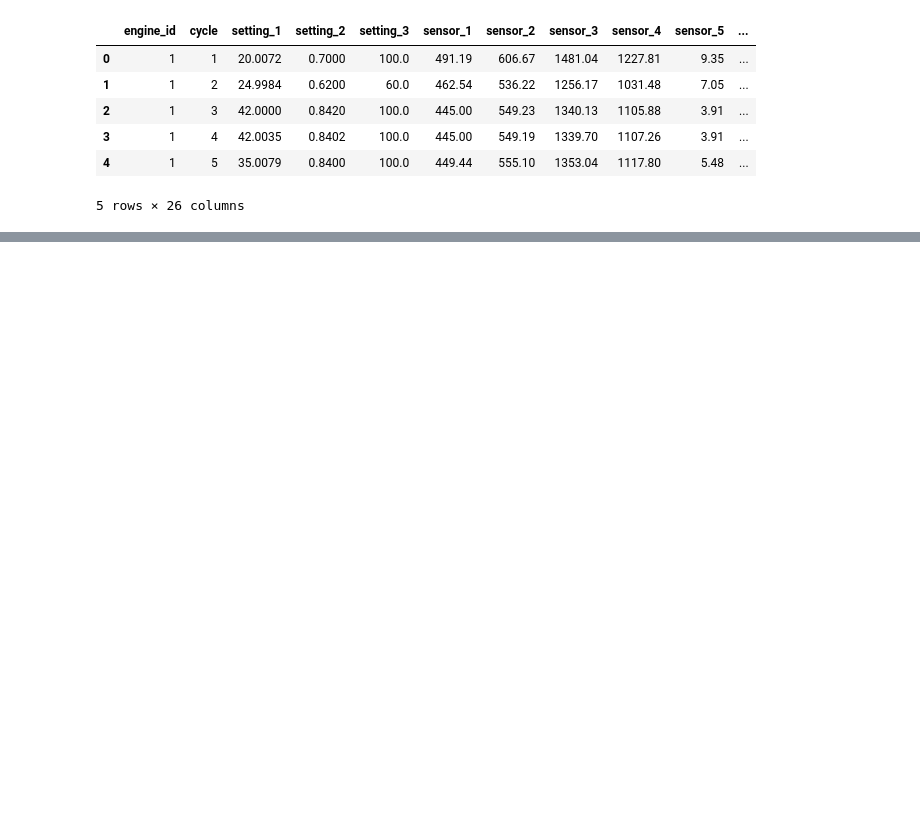
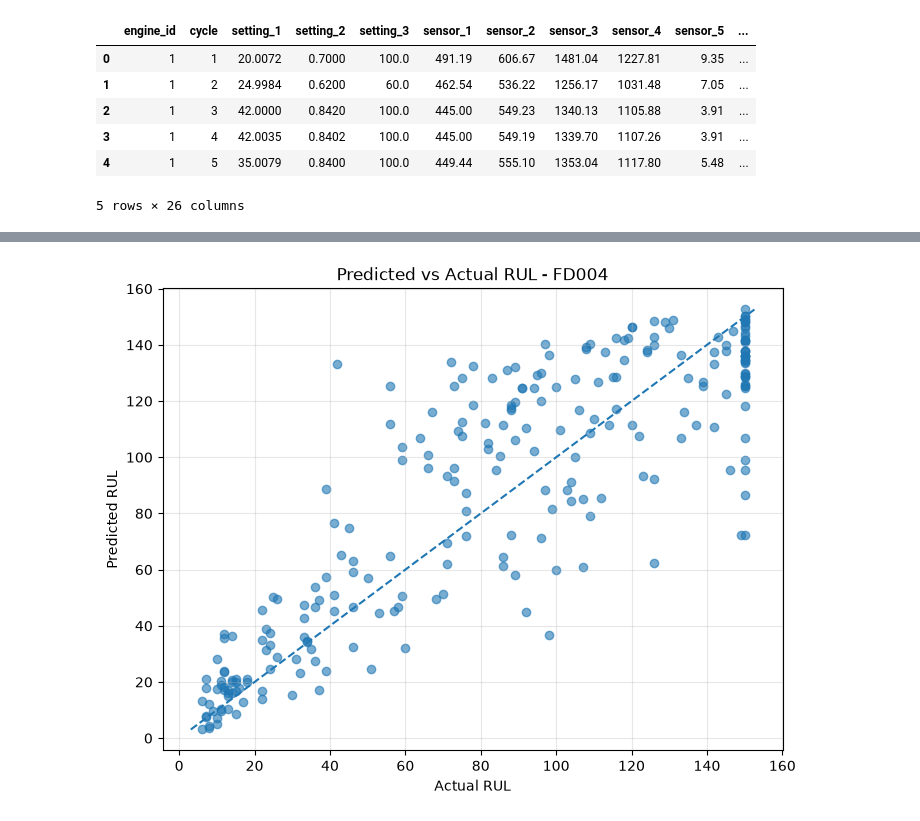
Before and after one commit to Kaushal7725/predictive-maintenance, a Jupyter notebook: notebooks/04_data_explor.ipynb, the cells around one changed output, grey strips where cells are left out. Drawn from its saved outputs; the diff is of its cells as text; code cells hidden in the pictures; blank space fills up the shorter version.

```diff
--- a/notebooks/04_data_explor.ipynb
+++ b/notebooks/04_data_explor.ipynb
@@ -437,0 +440,22 @@ Test RMSE: 24.837194496737148
+# %%
+plt.figure(figsize=(8, 6))
+
+plt.scatter(true_rul_capped, last_preds, alpha=0.6)
+
+min_val = min(true_rul_capped.min(), last_preds.min())
+max_val = max(true_rul_capped.max(), last_preds.max())
+
+plt.plot(
+    [min_val, max_val],
+    [min_val, max_val],
+    linestyle="--"
+)
+
+plt.xlabel("Actual RUL")
+plt.ylabel("Predicted RUL")
+plt.title("Predicted vs Actual RUL - FD004")
+
+plt.grid(True, alpha=0.3)
+plt.show()
+# %% [output]
+[figure, added]
```
Also changed, not shown: parts of 14 cells of this notebook, 5 other files.
